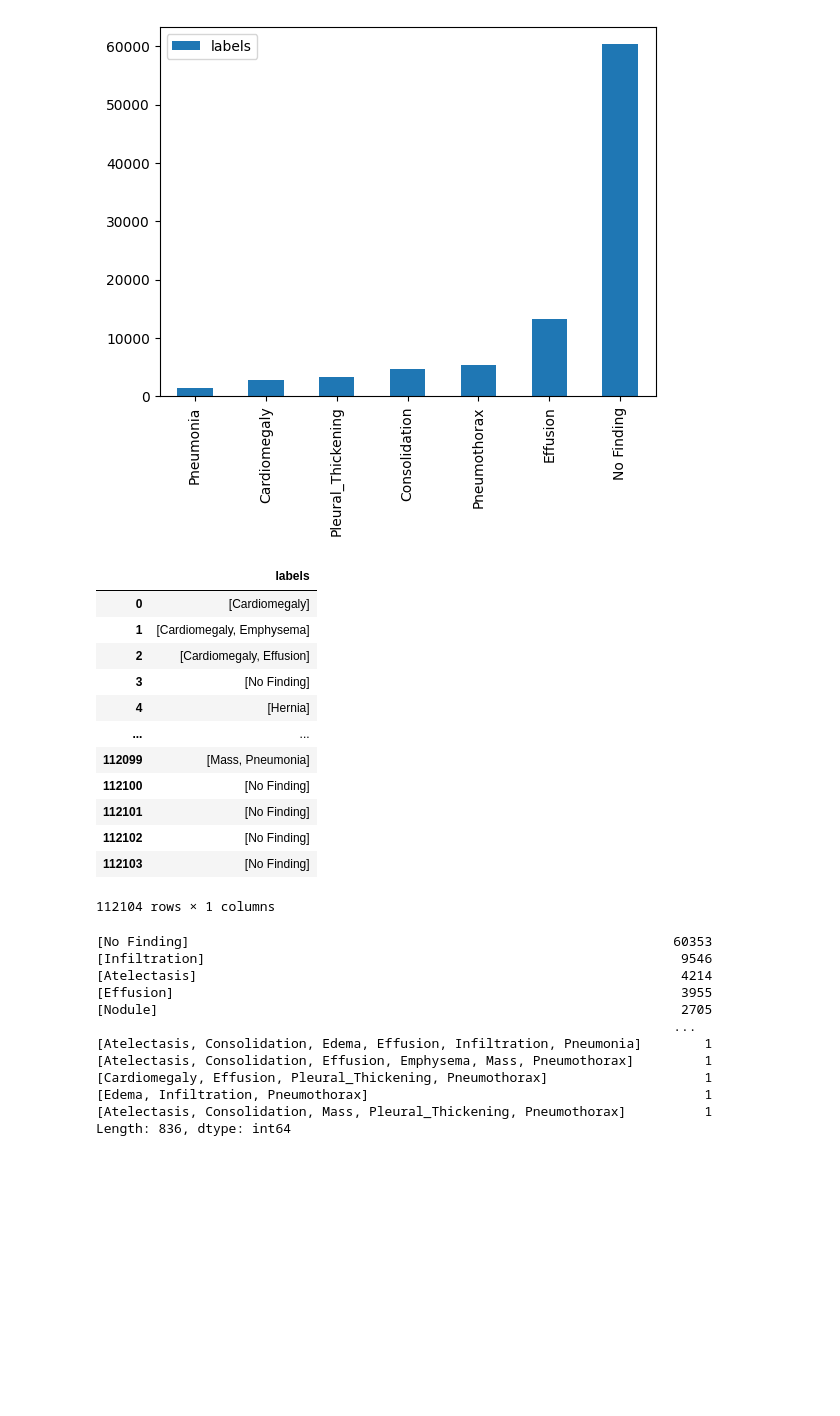
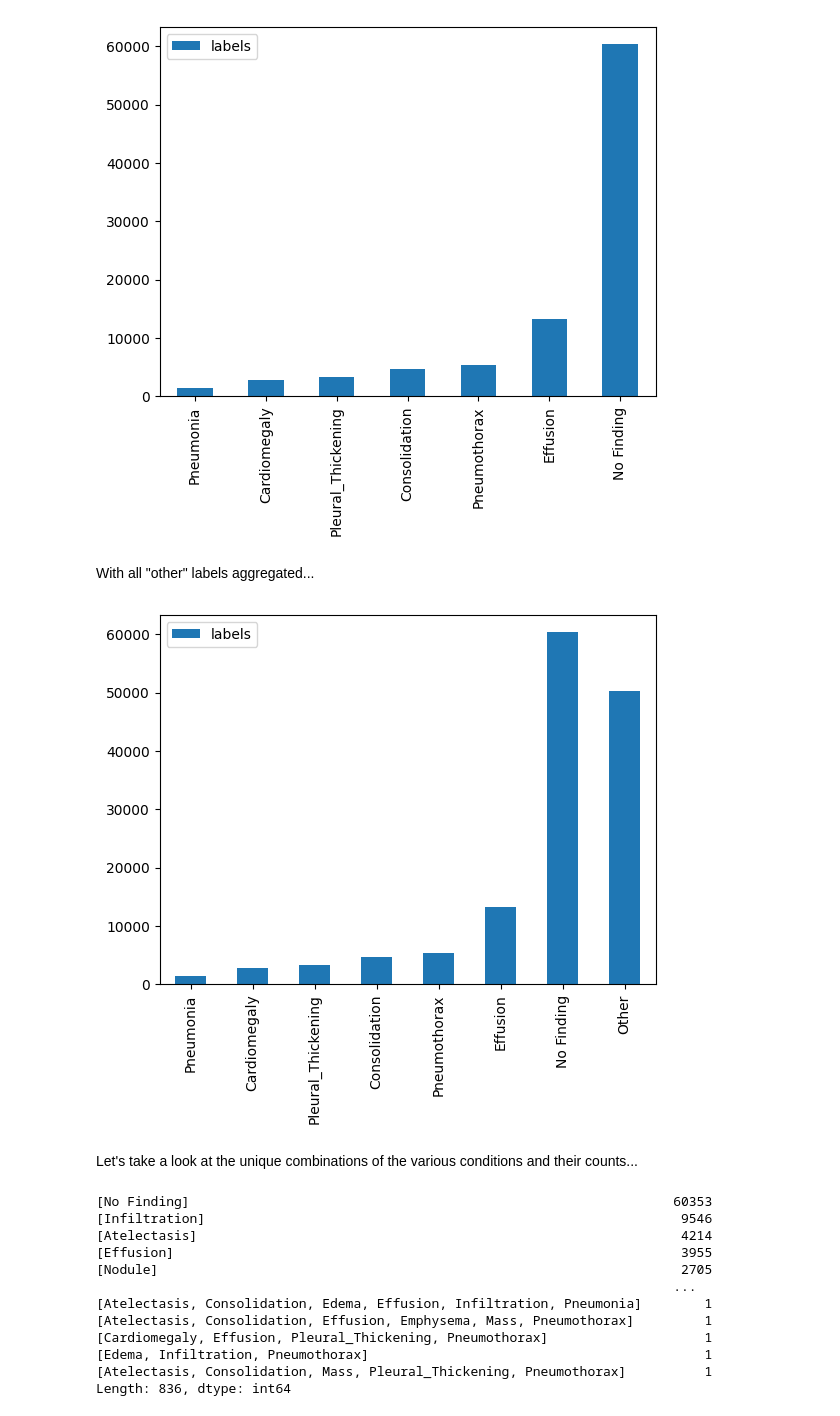
Before and after one commit to niccoulson/CXRay, a Jupyter notebook: notebooks/eda.ipynb, the cells around one changed output. Saved outputs shown, nothing was run; the diff lists cells and outputs as text; code cells hidden in the pictures; blank space fills up the shorter version.

Commit message:
Some further analysis and charts

```diff
--- a/notebooks/eda.ipynb
+++ b/notebooks/eda.ipynb
@@ -43,8 +45,8 @@ data["view_pos"].value_counts().plot(kind="bar");
 # %% [output]
 [figure]
 # %%
-df = pd.DataFrame(data["labels"].str.split("|").explode("labels").value_counts())
-df
+labels_df = pd.DataFrame(data["labels"].str.split("|").explode("labels").value_counts())
+labels_df
 # %% [output]
 |  | labels |
 | No Finding | 60353 |
@@ -70,5 +76,17 @@ dtype: int64
 # %%
-df.filter(items=["Pneumonia", "Cardiomegaly", "Pleural_Thickening", "Consolidation", "Pneumothorax", "Effusion", "No Finding"], axis=0).sum()
+focus_labels = [
+    "Pneumonia",
+    "Cardiomegaly",
+    "Pleural_Thickening",
+    "Consolidation",
+    "Pneumothorax",
+    "Effusion",
+    "No Finding",
+]
+labels_df.filter(items=focus_labels, axis=0).sum()
 # %% [output]
 labels    91227
 dtype: int64
+# %%
+other_labels_count = labels_df[~labels_df.index.isin(focus_labels)].sum()
+other_labels_count
@@ -89,24 +136,27 @@ df.filter(items=["Pneumonia", "Cardiomegaly", "Pleural_Thickening", "Consolidati
 # %% [output]
 [figure]
-# %%
-
-df = pd.DataFrame(data["labels"].str.split("|"))
-df
-# df["Cardiomegaly" in df]
-# %% [output]
-|  | labels |
-| 0 | [Cardiomegaly] |
-| 1 | [Cardiomegaly, Emphysema] |
-| 2 | [Cardiomegaly, Effusion] |
-| 3 | [No Finding] |
-| 4 | [Hernia] |
-| ... | ... |
-| 112099 | [Mass, Pneumonia] |
-| 112100 | [No Finding] |
-| 112101 | [No Finding] |
-| 112102 | [No Finding] |
-| 112103 | [No Finding] |
-112104 rows × 1 columns
+# %% [markdown]
+With all "other" labels aggregated...
+# %%
+focus_labels_df = labels_df.filter(
+    items=[
+        "Pneumonia",
+        "Cardiomegaly",
+        "Pleural_Thickening",
+        "Consolidation",
+        "Pneumothorax",
+        "Effusion",
+        "No Finding",
+    ],
+    axis=0,
+)
+
+agg_other_labels_df = pd.concat([focus_labels_df, pd.DataFrame([other_labels_count], index=["Other"])], axis=0)
+agg_other_labels_df.plot(kind="bar");
+# %% [output]
+[figure, added]
+# %% [markdown]
+Let's take a look at the unique combinations of the various conditions and their counts...
 # %%
 df[["labels"]].stack().droplevel(1).value_counts()
 # %% [output]
```
Also changed, not shown: parts of 16 cells of this notebook.
